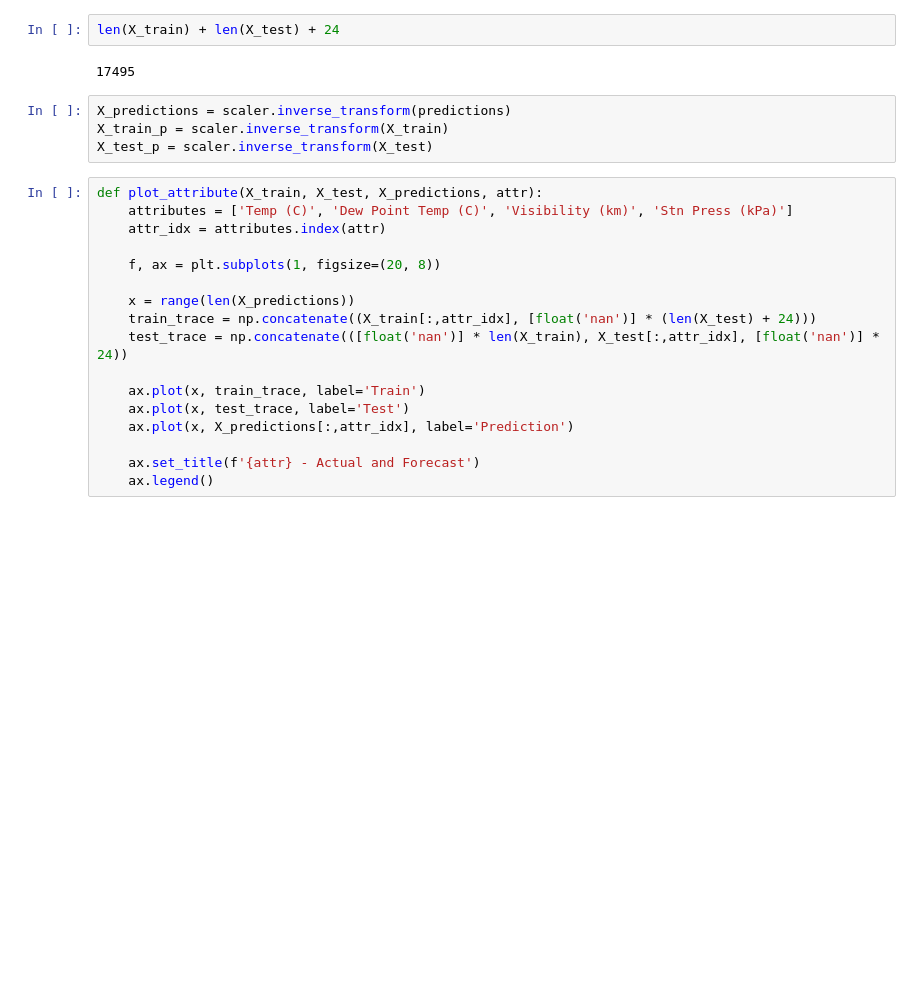
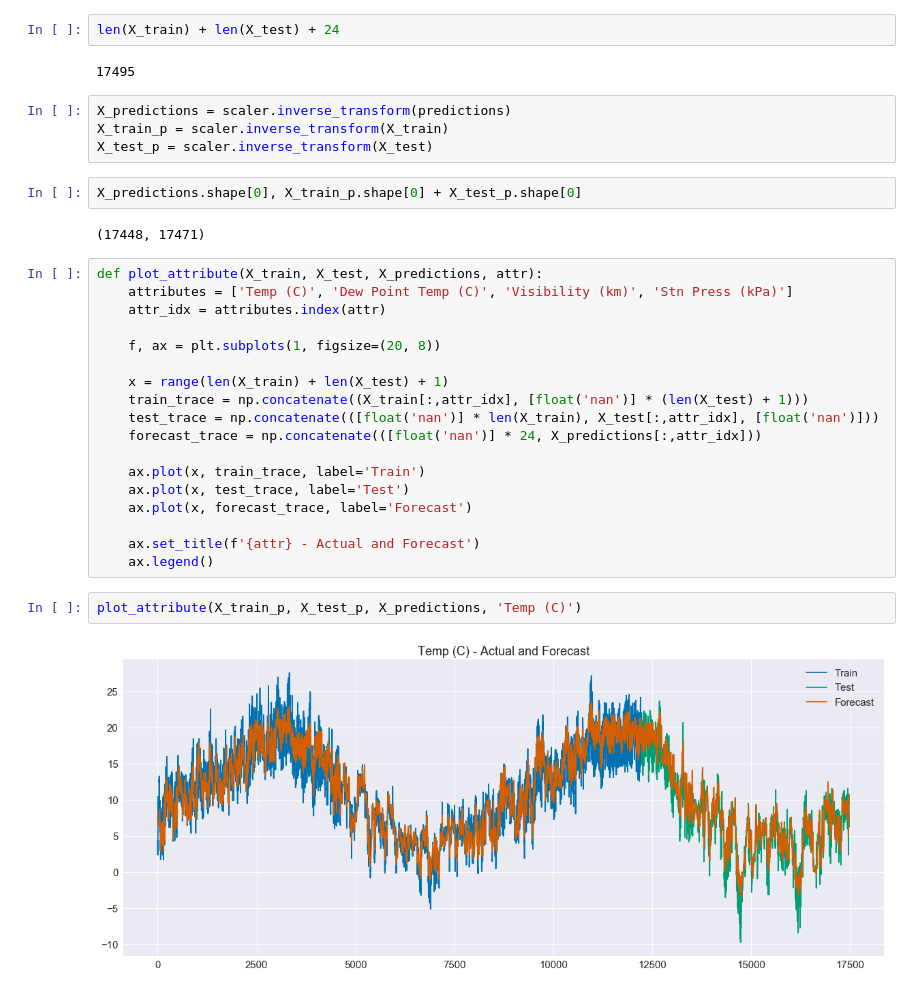
Before and after one commit to srom/ds, a Jupyter notebook: AMPds forecast.ipynb, the cells around one changed output. Saved outputs shown, nothing was run; the diff lists cells and outputs as text; blank space fills up the shorter version.

```diff
--- a/AMPds forecast.ipynb
+++ b/AMPds forecast.ipynb
@@ -35,6 +52,10 @@ len(X_train) + len(X_test) + 24
 X_predictions = scaler.inverse_transform(predictions)
 X_train_p = scaler.inverse_transform(X_train)
 X_test_p = scaler.inverse_transform(X_test)
+# %%
+X_predictions.shape[0], X_train_p.shape[0] + X_test_p.shape[0]
+# %% [output]
+(17448, 17471)
 # %%
 def plot_attribute(X_train, X_test, X_predictions, attr):
     attributes = ['Temp (C)', 'Dew Point Temp (C)', 'Visibility (km)', 'Stn Press (kPa)']
@@ -42,16 +63,21 @@ def plot_attribute(X_train, X_test, X_predictions, attr):
 
     f, ax = plt.subplots(1, figsize=(20, 8))
 
-    x = range(len(X_predictions))
-    train_trace = np.concatenate((X_train[:,attr_idx], [float('nan')] * (len(X_test) + 24)))
-    test_trace = np.concatenate(([float('nan')] * len(X_train), X_test[:,attr_idx], [float('nan')] * 24))
+    x = range(len(X_train) + len(X_test) + 1)
+    train_trace = np.concatenate((X_train[:,attr_idx], [float('nan')] * (len(X_test) + 1)))
+    test_trace = np.concatenate(([float('nan')] * len(X_train), X_test[:,attr_idx], [float('nan')]))
+    forecast_trace = np.concatenate(([float('nan')] * 24, X_predictions[:,attr_idx]))
 
     ax.plot(x, train_trace, label='Train')
     ax.plot(x, test_trace, label='Test')
-    ax.plot(x, X_predictions[:,attr_idx], label='Prediction')
+    ax.plot(x, forecast_trace, label='Forecast')
 
     ax.set_title(f'{attr} - Actual and Forecast')
     ax.legend()
+# %%
+plot_attribute(X_train_p, X_test_p, X_predictions, 'Temp (C)')
+# %% [output]
+[figure, added]
 # %%
 plot_attribute(X_train_p, X_test_p, X_predictions, 'Stn Press (kPa)')
 # %% [output]
```
Also changed, not shown: parts of 5 cells of this notebook, 1 other file.
